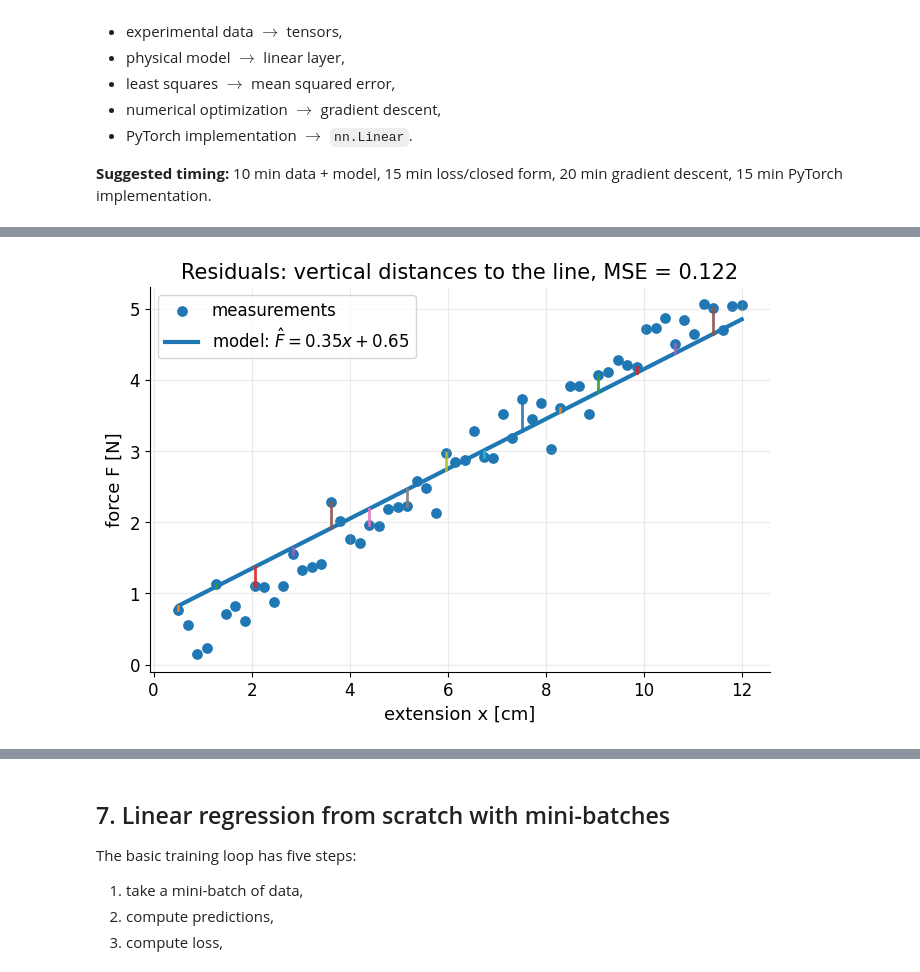
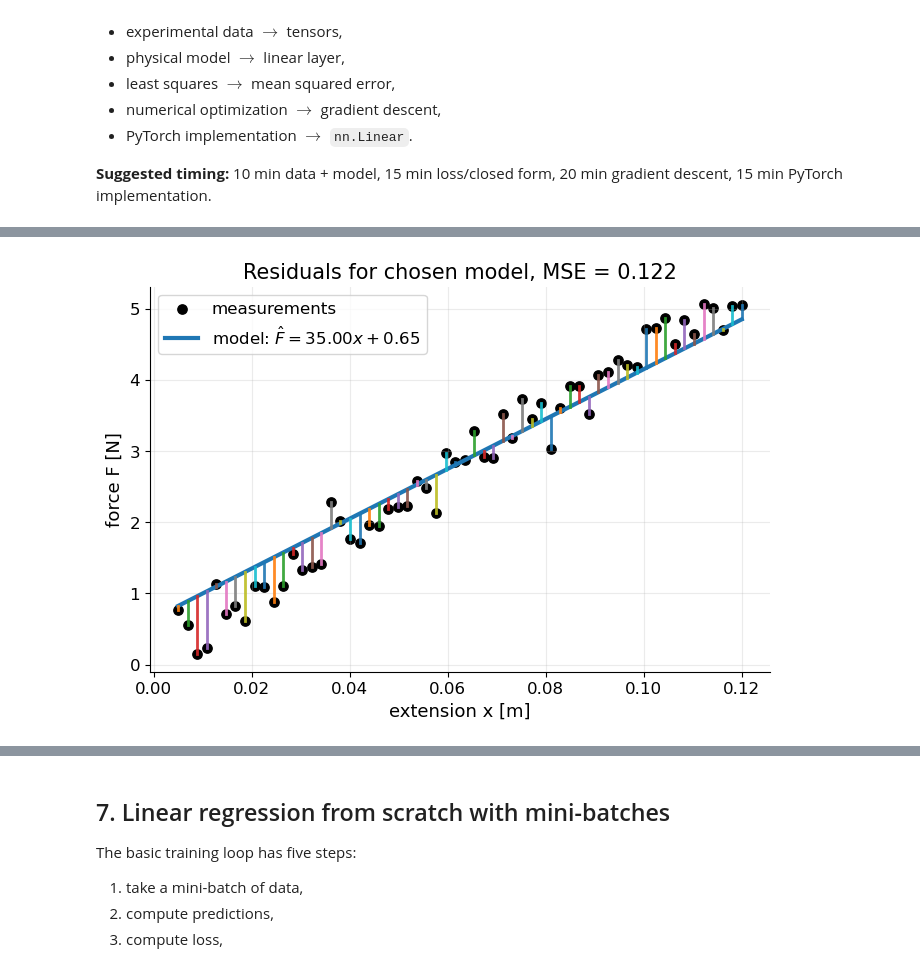
Before and after one commit to niksterg/MLpytorch, a Jupyter notebook: 01_linear_regression_pytorch.ipynb, the cells around one changed output, grey strips where cells are left out. Drawn from its saved outputs; the diff is of its cells as text; code cells hidden in the pictures.

```diff
--- a/01_linear_regression_pytorch.ipynb
+++ b/01_linear_regression_pytorch.ipynb
@@ -92,17 +155,17 @@ because $1\,\mathrm{cm}=10^{-2}\,\mathrm{m}$.
 # %%
 # True experimental law, hidden from the learner
-true_a = 0.42       # N/cm  -> 42 N/m
+true_k = 42.0       # N/m
 true_b = 0.15       # N
 noise_sigma = 0.22  # N
 n = 60
 
-# Extension in cm
-x = torch.linspace(0.5, 12.0, n).reshape(-1, 1)
-y = true_a * x + true_b + noise_sigma * torch.randn(n, 1)
+# Extension in meters
+x = torch.linspace(0.005, 0.120, n).reshape(-1, 1)
+y = true_k * x + true_b + noise_sigma * torch.randn(n, 1)
 
 print("x shape:", tuple(x.shape))
 print("y shape:", tuple(y.shape))
-print(f"True slope a = {true_a:.3f} N/cm, true spring constant k = {100*true_a:.1f} N/m")
+print(f"True spring constant k = {true_k:.2f} N/m")
 print(f"True offset b = {true_b:.3f} N")
 # %% [output]
 x shape: (60, 1)
@@ -151,24 +242,24 @@ This is already a tiny neural network: one linear layer with no activation funct
 # %%
-def predict(x, w, b):
-    """Linear regression prediction: y_hat = wx + b."""
+def model_prediction(x, w, b):
     return w * x + b
 
+# Three candidate models with different parameters w, b, and their descriptions
 candidate_models = [
-    (0.25, 0.90, "too small slope"),
-    (0.42, 0.15, "near the physical law"),
-    (0.58, -0.45, "too large slope"),
+    (25.0, 1.0, "too small slope"),
+    (42.0, 0.15, "near the physical law"),
+    (58.0, -0.35, "too large slope"),
 ]
 
 fig, ax = plt.subplots()
-ax.scatter(x, y, s=45, alpha=0.65, label="measurements")
+ax.scatter(x, y, s=45, color="black", alpha=0.65, label="measurements")
 
 for w, b, name in candidate_models:
-    y_hat = predict(x, w, b)
+    y_hat = model_prediction(x, w, b)
     mse = torch.mean((y_hat - y)**2).item()
     ax.plot(x, y_hat, linewidth=3, label=f"{name}: MSE={mse:.3f}")
 
 ax.set_title("Different lines make different errors")
-ax.set_xlabel("extension x [cm]")
+ax.set_xlabel("extension x [m]")
 ax.set_ylabel("force F [N]")
 ax.legend()
 plt.show()
@@ -197,24 +288,24 @@ Why square the residuals?
 # %%
 # Pick one candidate model and show its residuals
-w_demo, b_demo = 0.35, 0.65
-y_demo = predict(x, w_demo, b_demo)
+w_demo, b_demo = 35.0, 0.65
+y_demo = model_prediction(x, w_demo, b_demo)
 
 fig, ax = plt.subplots()
-ax.scatter(x, y, s=45, label="measurements")
+ax.scatter(x, y, s=45, color="black", label="measurements")
 ax.plot(x, y_demo, linewidth=3, label=fr"model: $\hat F={w_demo:.2f}x+{b_demo:.2f}$")
 
-# Draw a subset of residuals so the plot remains readable
-for xi, yi, yhi in zip(x[::4], y[::4], y_demo[::4]):
+# Draw one residual segment for every measurement
+for xi, yi, yhi in zip(x, y, y_demo):
     ax.plot([xi.item(), xi.item()], [yi.item(), yhi.item()], linewidth=2, alpha=0.9)
 
 mse_demo = torch.mean((y_demo - y)**2).item()
-ax.set_title(f"Residuals: vertical distances to the line, MSE = {mse_demo:.3f}")
-ax.set_xlabel("extension x [cm]")
+ax.set_title(f"Residuals for chosen model, MSE = {mse_demo:.3f}")
+ax.set_xlabel("extension x [m]")
 ax.set_ylabel("force F [N]")
 ax.legend()
 plt.show()
 # %% [output]
-[figure, old version]
+[figure, new version]
 # %% [markdown]
 ## 4. Classical least squares solution
 
```
Also changed, not shown: parts of 37 cells of this notebook, 2 other files.
